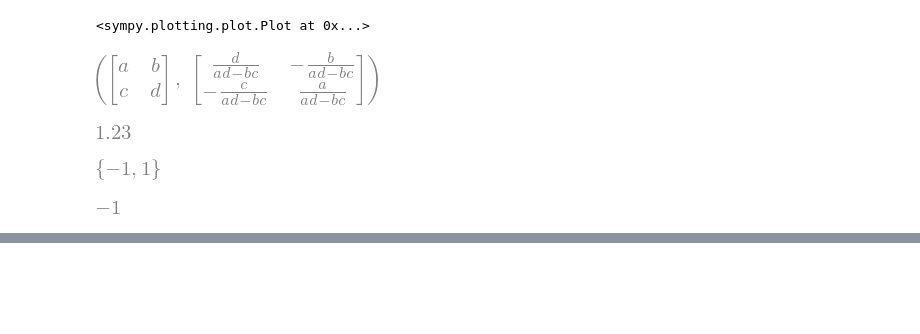
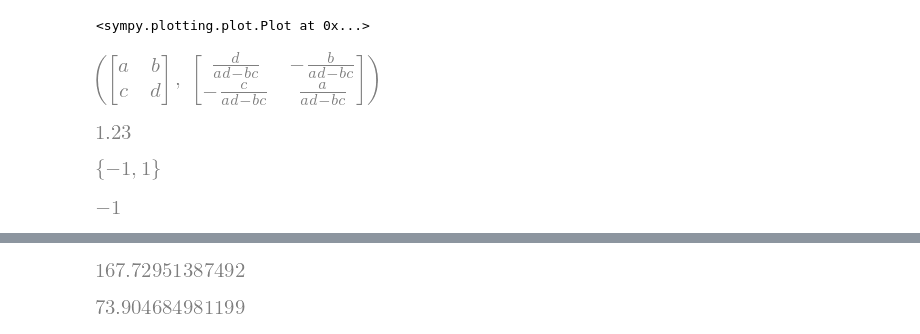
Before and after one commit to cs224/jupyter-docker-hello-world, a Jupyter notebook: 0000-template-standard.ipynb, the cells around one changed output, grey strips where cells are left out. Saved outputs shown, nothing was run; the diff lists cells and outputs as text; code cells hidden in the pictures; blank space fills up the shorter version.

```diff
--- a/0000-template-standard.ipynb
+++ b/0000-template-standard.ipynb
@@ -249,0 +495,9 @@ list(solution)[0]
+# %%
+ldf.y.iloc[-1]/ldf.y.iloc[0]
+# %% [output]
+[figure, added]
+# %%
+# the annualized return is less than the cumulative return, because the data is not real trading data that would only be available on week-days, but not week-ends.
+np.power(ldf.y.iloc[-1]/ldf.y.iloc[0], empyrical.periods.ANNUALIZATION_FACTORS[empyrical.periods.DAILY]/len(ldf))
+# %% [output]
+[figure, added]
```
Also changed, not shown: parts of 26 cells of this notebook, 1 other file.
